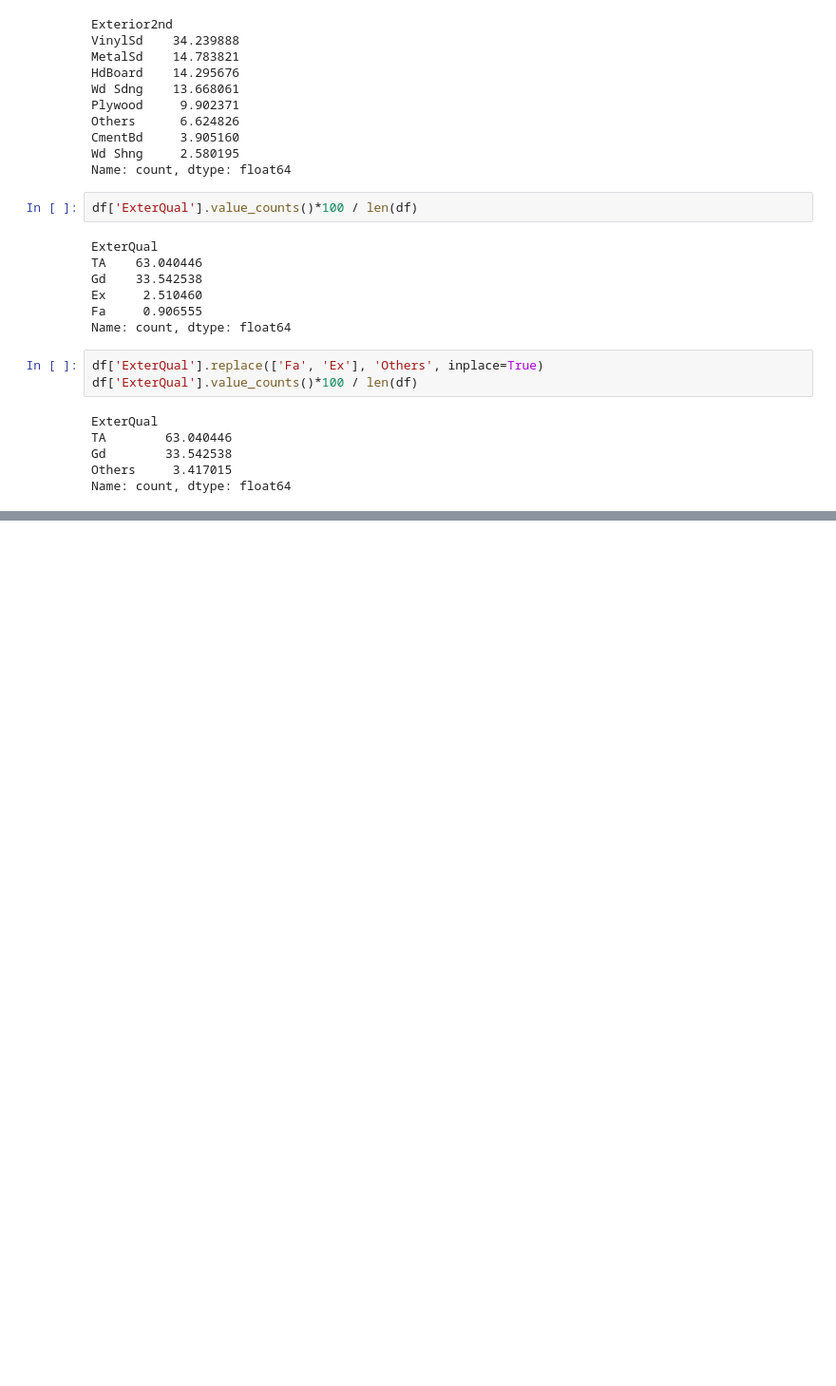
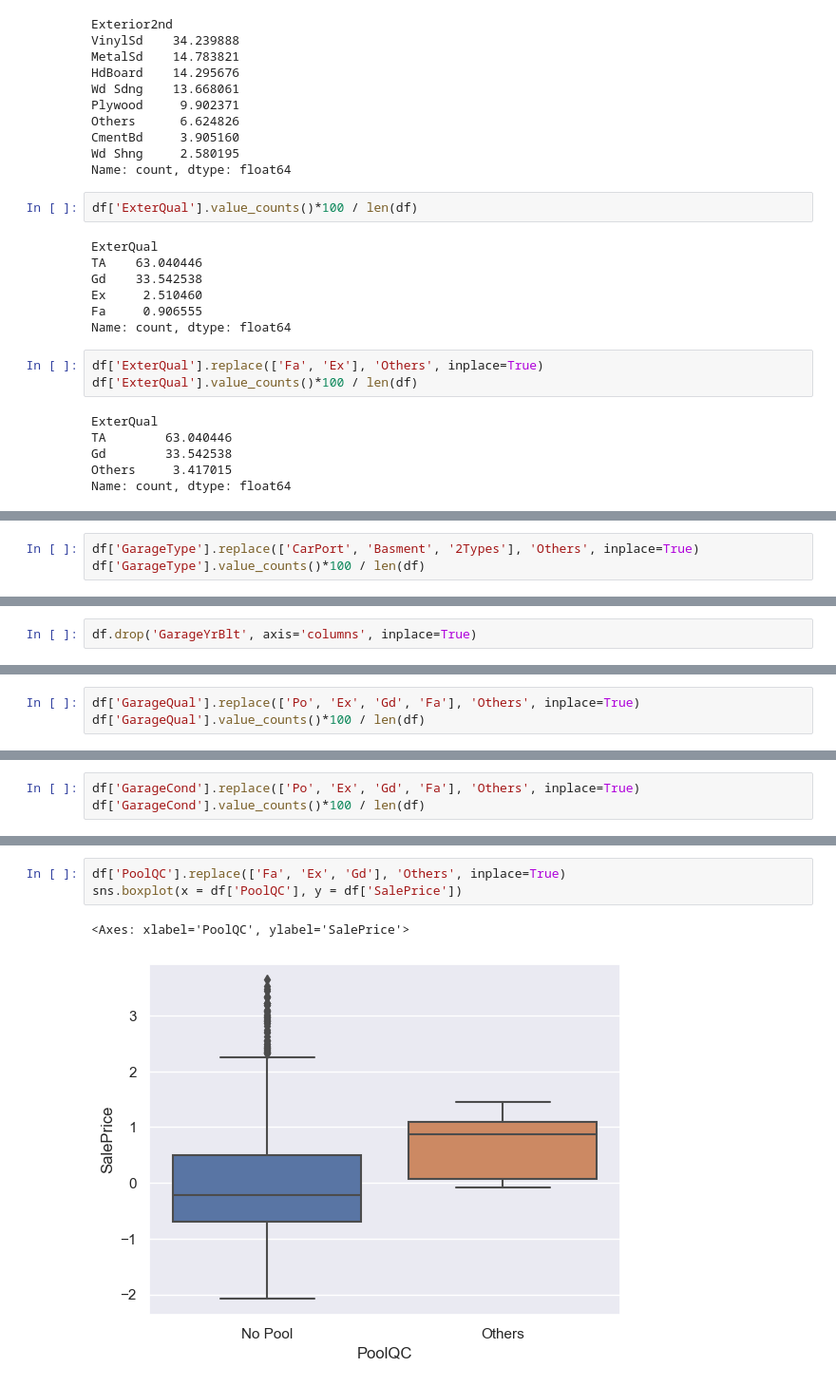
Before and after one commit to adityasngh/Kaggle-House-Prices-Regression, a Jupyter notebook: Kaggle_House_Prices_Regression.ipynb, the cells around one changed output, grey strips where cells are left out. Shown at 95% size. Drawn from its saved outputs; the diff is of its cells as text; blank space fills up the shorter version.

```diff
--- a/Kaggle_House_Prices_Regression.ipynb
+++ b/Kaggle_House_Prices_Regression.ipynb
@@ -943,0 +1141,3 @@ Name: count, dtype: float64
+# %%
+df['GarageType'].replace(['CarPort', 'Basment', '2Types'], 'Others', inplace=True)
+df['GarageType'].value_counts()*100 / len(df)
@@ -943,0 +1152,2 @@ Name: count, dtype: float64
+# %%
+df.drop('GarageYrBlt', axis='columns', inplace=True)
@@ -943,0 +1165,3 @@ Name: count, dtype: float64
+# %%
+df['GarageQual'].replace(['Po', 'Ex', 'Gd', 'Fa'], 'Others', inplace=True)
+df['GarageQual'].value_counts()*100 / len(df)
@@ -943,0 +1185,3 @@ Name: count, dtype: float64
+# %%
+df['GarageCond'].replace(['Po', 'Ex', 'Gd', 'Fa'], 'Others', inplace=True)
+df['GarageCond'].value_counts()*100 / len(df)
@@ -943,0 +1203,6 @@ Name: count, dtype: float64
+# %%
+df['PoolQC'].replace(['Fa', 'Ex', 'Gd'], 'Others', inplace=True)
+sns.boxplot(x = df['PoolQC'], y = df['SalePrice'])
+# %% [output]
+<Axes: xlabel='PoolQC', ylabel='SalePrice'>
+[figure, added]
```
Also changed, not shown: parts of 36 cells of this notebook.
